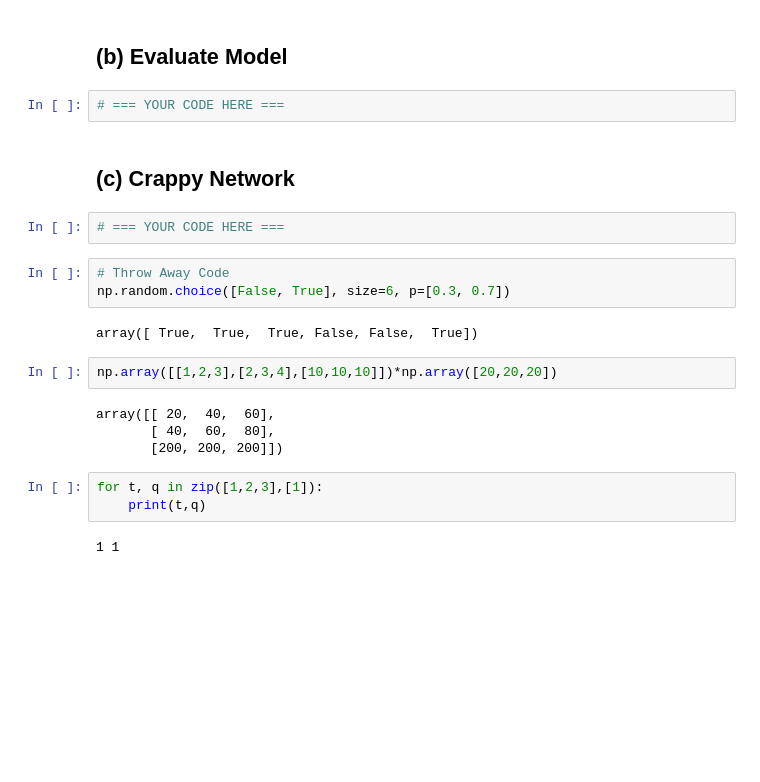
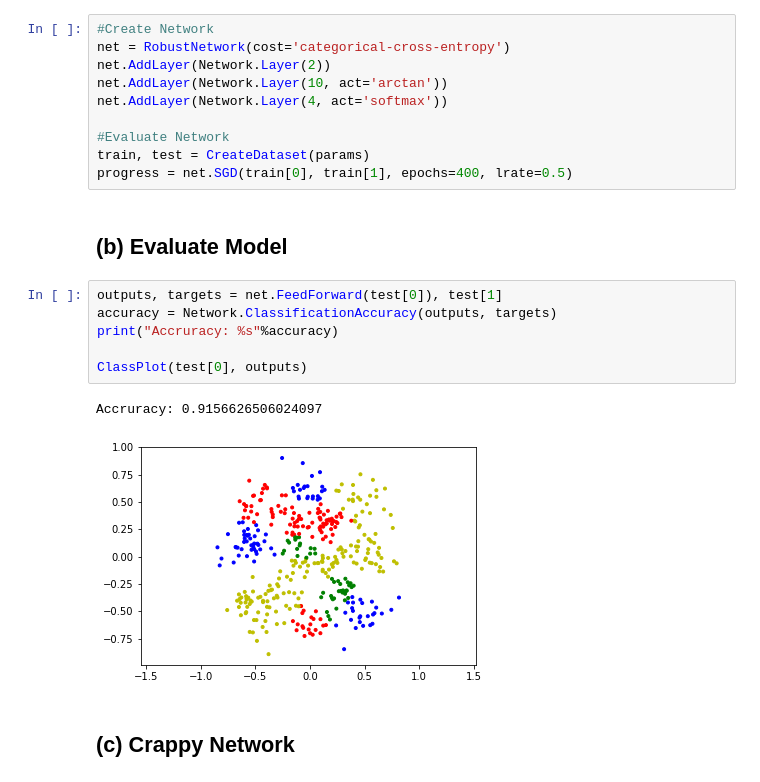
Before and after one commit to pranaabdhawan/CS489-4B, a Jupyter notebook: A3/p2dhawan_a3.ipynb, the cells around one changed output. Drawn from its saved outputs; the diff is of its cells as text; blank space fills up the shorter version.

```diff
--- a/A3/p2dhawan_a3.ipynb
+++ b/A3/p2dhawan_a3.ipynb
@@ -452,24 +483,23 @@ KeyboardInterrupt:
+# %%
+#Create Network
+net = RobustNetwork(cost='categorical-cross-entropy')
+net.AddLayer(Network.Layer(2))
+net.AddLayer(Network.Layer(10, act='arctan'))
+net.AddLayer(Network.Layer(4, act='softmax'))
+
+#Evaluate Network
+train, test = CreateDataset(params)
+progress = net.SGD(train[0], train[1], epochs=400, lrate=0.5)
 # %% [markdown]
 ## (b) Evaluate Model
-# %%
-# === YOUR CODE HERE ===
+# %%
+outputs, targets = net.FeedForward(test[0]), test[1]
+accuracy = Network.ClassificationAccuracy(outputs, targets)
+print("Accruracy: %s"%accuracy)
+
+ClassPlot(test[0], outputs)
+# %% [output]
+Accruracy: 0.9156626506024097
+[figure, added]
 # %% [markdown]
 ## (c) Crappy Network
-# %%
-# === YOUR CODE HERE ===
-# %%
-# Throw Away Code
-np.random.choice([False, True], size=6, p=[0.3, 0.7])
-# %% [output]
-array([ True,  True,  True, False, False,  True])
-# %%
-np.array([[1,2,3],[2,3,4],[10,10,10]])*np.array([20,20,20])
-# %% [output]
-array([[ 20,  40,  60],
-       [ 40,  60,  80],
-       [200, 200, 200]])
-# %%
-for t, q in zip([1,2,3],[1]):
-    print(t,q)
-# %% [output]
-1 1
```
Also changed, not shown: parts of 4 cells of this notebook.
